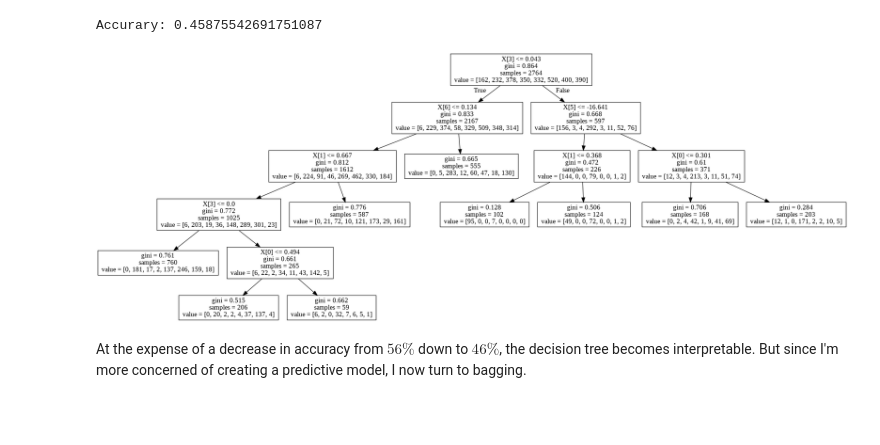
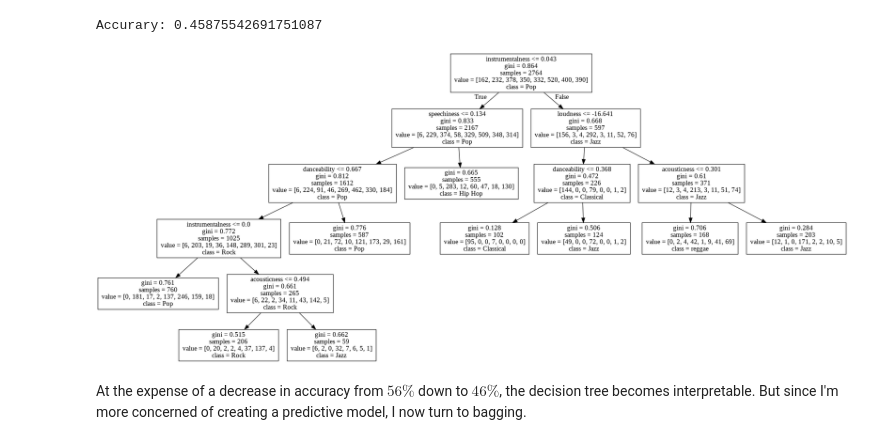
Before and after one commit to teddyjesus/predictingSongGenre, a Jupyter notebook: predictingSongGenre.ipynb, the cells around one changed output. Saved outputs shown, nothing was run; the diff lists cells and outputs as text; code cells hidden in the pictures; blank space fills up the shorter version.

```diff
--- a/predictingSongGenre.ipynb
+++ b/predictingSongGenre.ipynb
@@ -244,11 +244,16 @@ print("Accurary:",accuracy_score(y_test,predictions))
 # %% [output]
 Accurary: 0.45875542691751087
 # %%
-dot=tree.export_graphviz(final_model,out_file=None)
+#https://scikit-learn.org/stable/modules/generated/sklearn.tree.export_graphviz.html
+classes=final_model.classes_ #classes
+features=data.iloc[:,1:].columns #feature names
+
+dot=tree.export_graphviz(final_model,out_file=None,
+                         class_names=classes,feature_names=features)
 graph=pydotplus.graph_from_dot_data(dot)
 Image(graph.create_png())
 # %% [output]
-[figure, old version]
+[figure, new version]
 # %% [markdown]
 At the expense of a decrease in accuracy from $56\%$ down to $46\%$, the decision tree becomes interpretable. But since I'm more concerned of creating a predictive model, I now turn to bagging.
 # %% [markdown]
```
